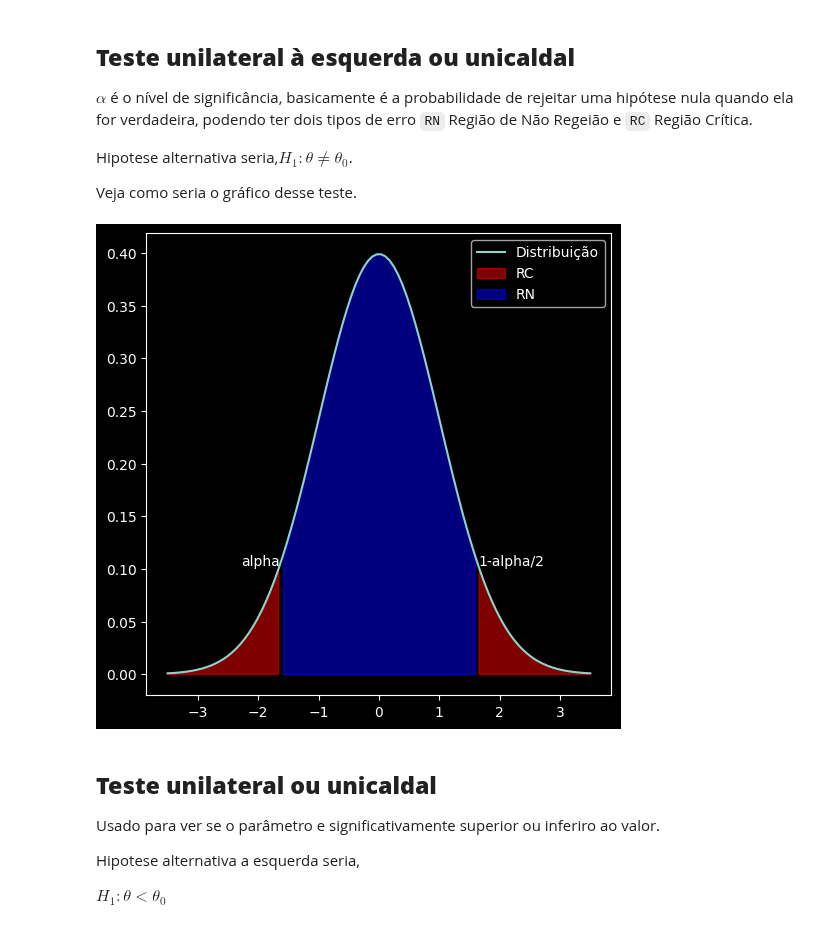
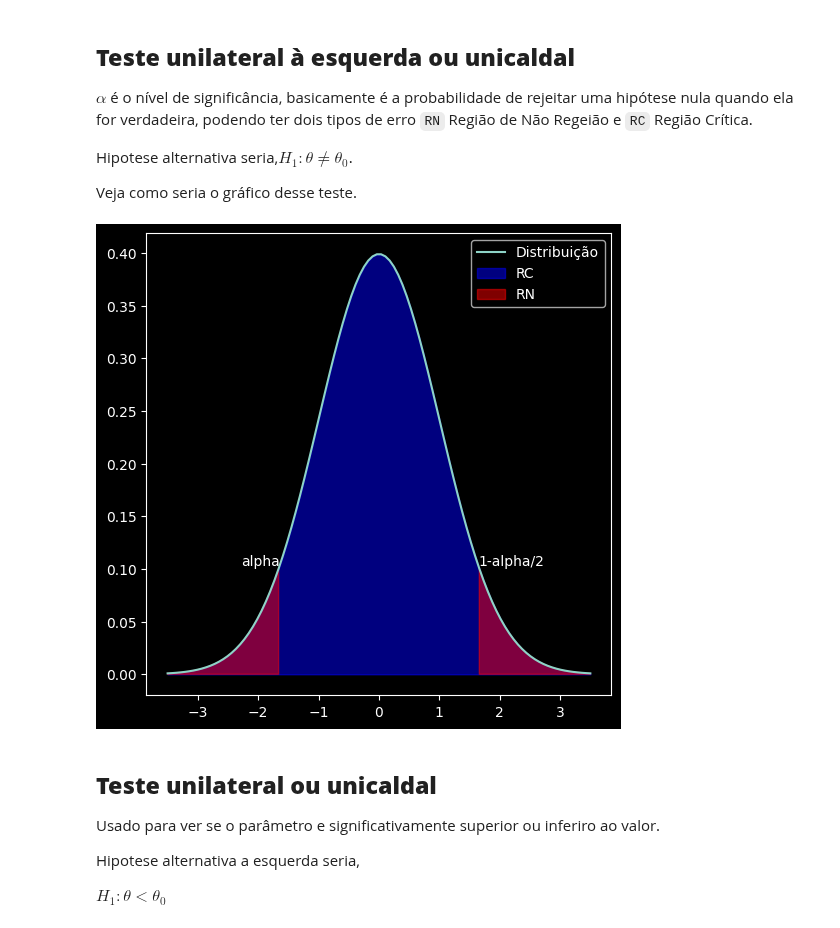
Before and after one commit to jvataidee/ManualdeAnalisedeDadosPython, a Jupyter notebook: cap7_teste_hipotese.ipynb, the cells around one changed output. Saved outputs shown, nothing was run; the diff lists cells and outputs as text; code cells hidden in the pictures.

```diff
--- a/cap7_teste_hipotese.ipynb
+++ b/cap7_teste_hipotese.ipynb
@@ -54,25 +54,26 @@ alpha = 0.05
 # %%
 # Cria a distribuição normal
 plt.plot(x, norm.pdf(x, mu, sigma))
 
 # Adiciona a região de rejeição
 low = norm.ppf(alpha)
 high = norm.ppf(1 - alpha)
+plt.fill_between(x, norm.pdf(x, mu, sigma), where=(x>low) | (x<high), color='blue', alpha=0.5)
 plt.fill_between(x, norm.pdf(x, mu, sigma), where=(x<low) | (x>high), color='red', alpha=0.5)
 
 # Adiciona a região de não rejeição
-plt.fill_between(x, norm.pdf(x, mu, sigma), where=(x>low) & (x<high), color='blue', alpha=0.5)
+
 # Adiciona a anotação
 plt.text(low, norm.pdf(low, mu, sigma), f'alpha', ha='right')
 plt.text(high, norm.pdf(high, mu, sigma), f'1-alpha/2', ha='left')
 
 # Adiciona as legendas
 plt.legend(["Distribuição",'RC', 'RN'])
 
 # Mostra o gráfico
 plt.show()
 # %% [output]
-[figure, old version]
+[figure, new version]
 # %%
 # Cria a distribuição normal
 sns.lineplot(x=x, y=norm.pdf(x, mu, sigma))
```
